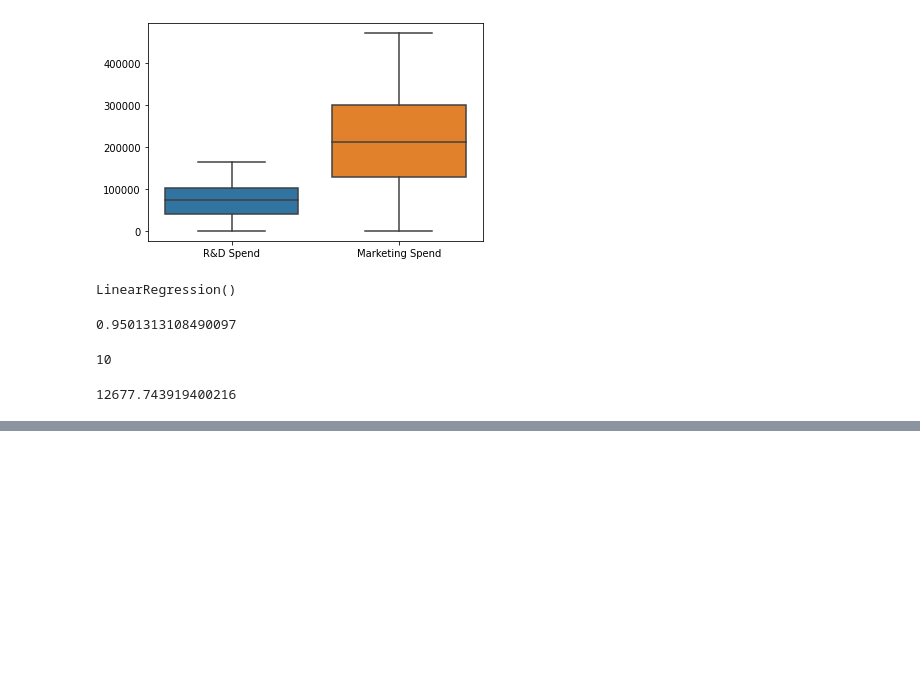
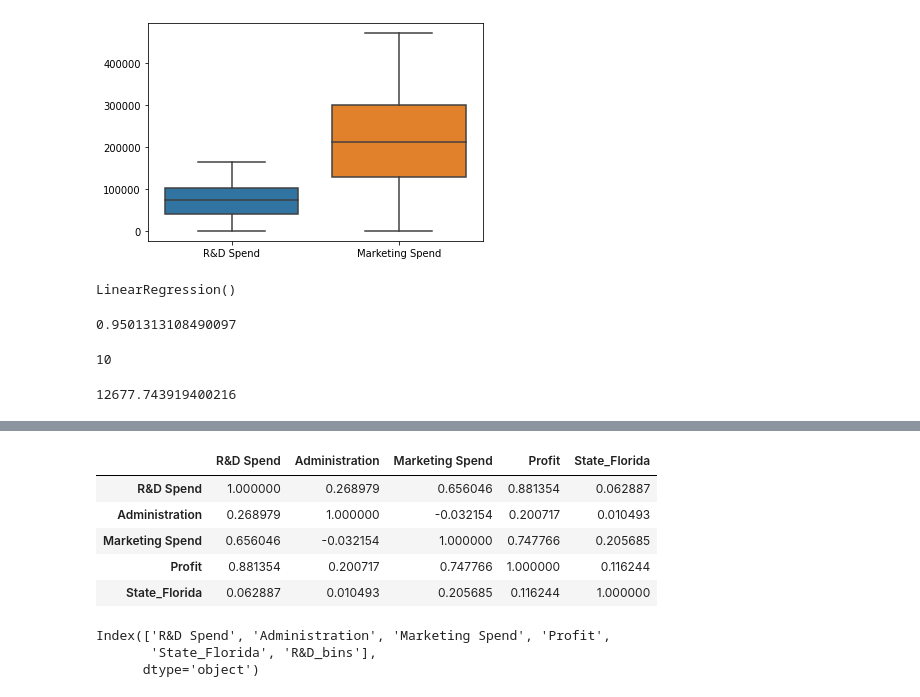
Before and after one commit to pickleprat/machine_learning, a Jupyter notebook: startup_data.ipynb, the cells around one changed output, grey strips where cells are left out. Cells and saved outputs as stored; diff of their text form; code cells hidden in the pictures; blank space fills up the shorter version.

```diff
--- a/startup_data.ipynb
+++ b/startup_data.ipynb
@@ -135,0 +140,4 @@ rms
+# %%
+arr = list(np.linspace(0, 170000, 10))
+arr.append(np.inf)
+data['R&D_bins'] = pd.cut(data['R&D Spend'], bins=arr, labels=np.linspace(0, 170000, 10))
@@ -135,0 +149,4 @@ rms
+# %%
+from sklearn.impute import SimpleImputer
+si = SimpleImputer(strategy='mean', missing_values=0)
+data['R&D Spend']=si.fit_transform(data['R&D Spend'].values.reshape(-1, 1))
@@ -135,0 +247,15 @@ rms
+# %%
+data.corr()
+# %% [output]
+|  | R&D Spend | Administration | Marketing Spend | Profit | State_Florida |
+| R&D Spend | 1.000000 | 0.268979 | 0.656046 | 0.881354 | 0.062887 |
+| Administration | 0.268979 | 1.000000 | -0.032154 | 0.200717 | 0.010493 |
+| Marketing Spend | 0.656046 | -0.032154 | 1.000000 | 0.747766 | 0.205685 |
+| Profit | 0.881354 | 0.200717 | 0.747766 | 1.000000 | 0.116244 |
+| State_Florida | 0.062887 | 0.010493 | 0.205685 | 0.116244 | 1.000000 |
+# %%
+data.columns
+# %% [output]
+Index(['R&D Spend', 'Administration', 'Marketing Spend', 'Profit',
+       'State_Florida', 'R&D_bins'],
+      dtype='object')
```
Also changed, not shown: parts of 13 cells of this notebook.
